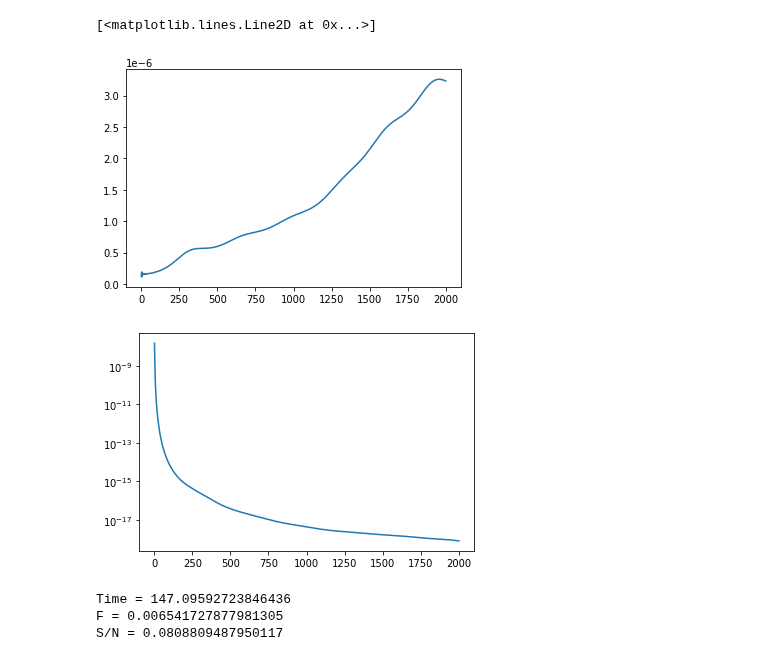
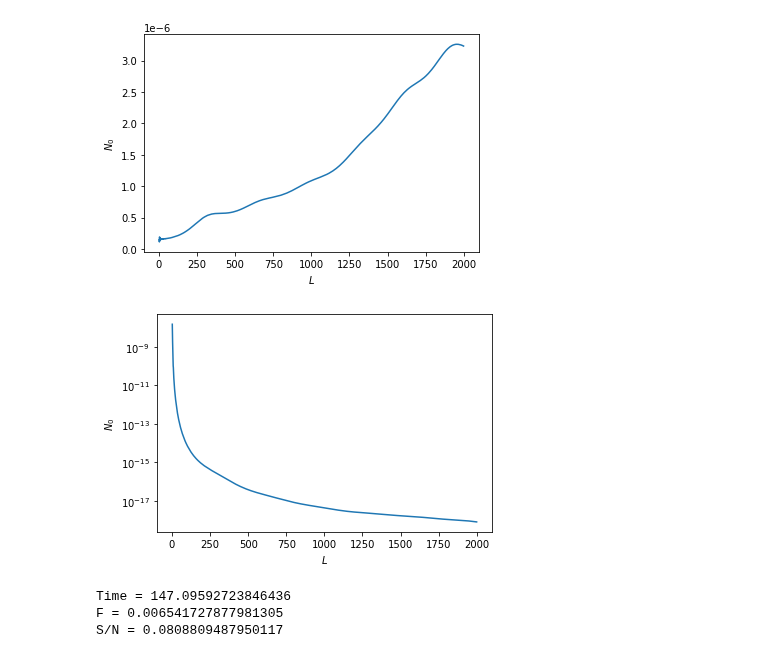
Before and after one commit to mfrobertson/omegaQE, a Jupyter notebook: kkomega/fisher.ipynb, the cells around one changed output. Cells and saved outputs as stored; diff of their text form; code cells hidden in the pictures.

```diff
--- a/kkomega/fisher.ipynb
+++ b/kkomega/fisher.ipynb
@@ -12,15 +12,20 @@ fisher = Fisher(N0_file, ells_sample_file, M_file)
 # %%
 N0 = fisher.N0
 N_phi = N0[0]
 N_phi[4] = 0.5 * (N_phi[3] + N_phi[5])
 ells = np.arange(2,2000)
 plt.plot(ells, 0.25 * N_phi[ells]*(ells + 0.5)**4)
+plt.xlabel("$L$")
+plt.ylabel("$N_0$")
+
 plt.figure()
 plt.semilogy(ells, N_phi[ells])
+plt.xlabel("$L$")
+plt.ylabel("$N_0$")
+plt.show()
 # %% [output]
-[<matplotlib.lines.Line2D at 0x...>]
-[figure, old version]
+[figure, new version]
-[figure, old version]
+[figure, new version]
 # %%
 Lmax = 2000
 dL = 1
```
Also changed, not shown: parts of 6 cells of this notebook, 1 other file.
